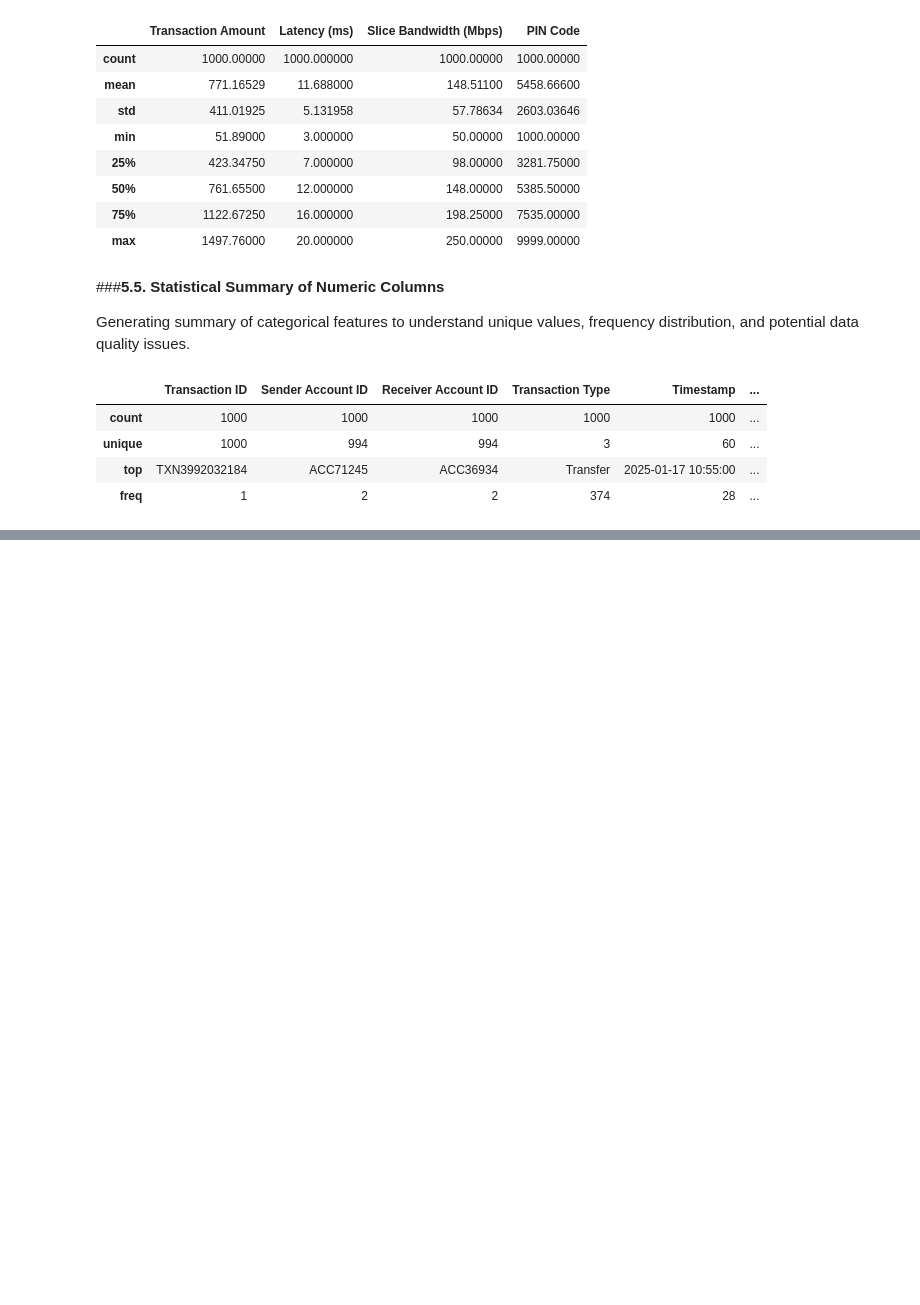
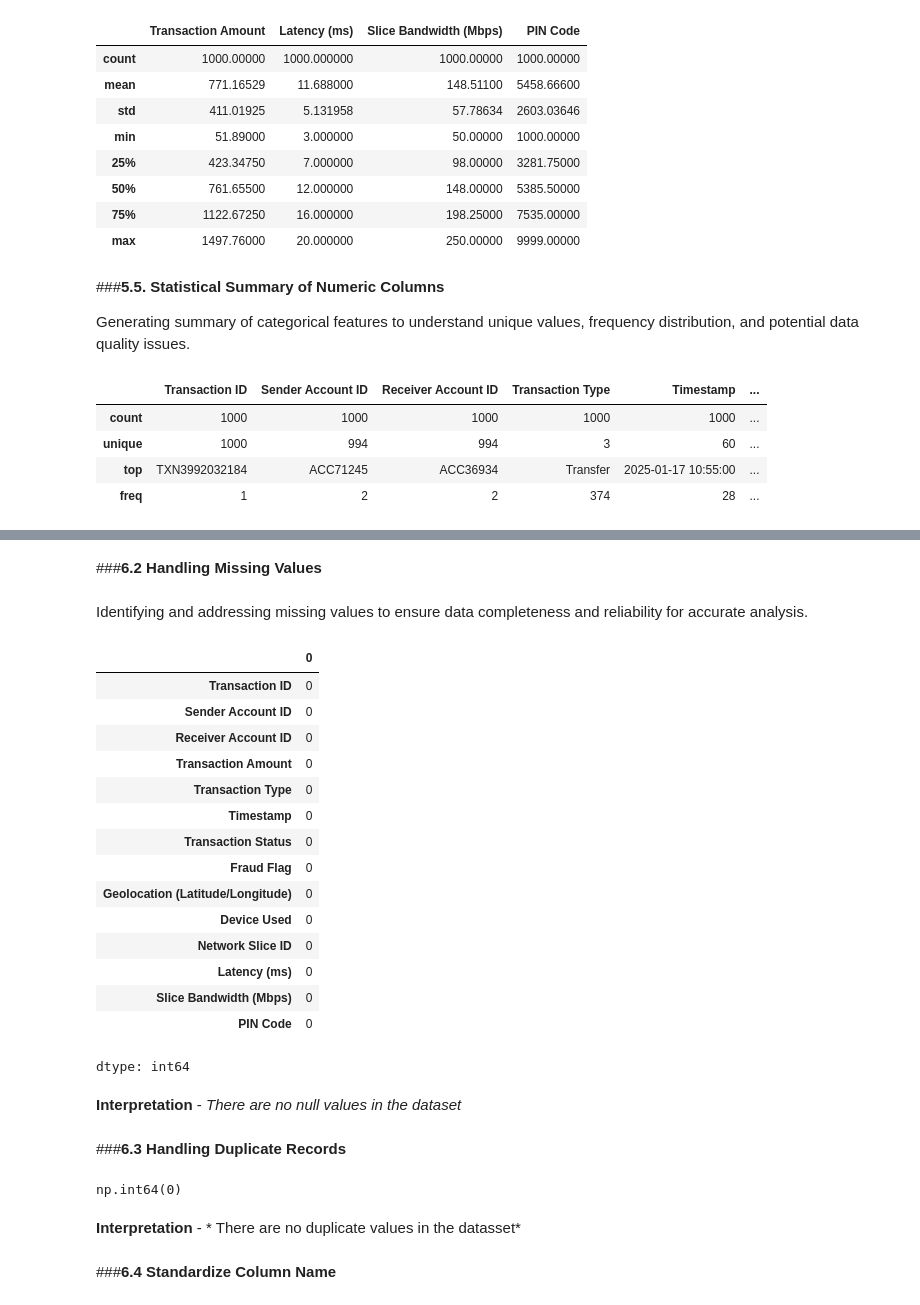
Before and after one commit to Sagarjain93/Operations_transaction_Data, a Jupyter notebook: transaction_data.ipynb, the cells around one changed output, grey strips where cells are left out. Cells and saved outputs as stored; diff of their text form; code cells hidden in the pictures; blank space fills up the shorter version.

```diff
--- a/transaction_data.ipynb
+++ b/transaction_data.ipynb
@@ -186,0 +214,38 @@ df.select_dtypes(include='object').describe()
+# %%
+# Convert 'Timestamp' to datetime
+df['Timestamp'] = pd.to_datetime(df['Timestamp'], errors='coerce')
+# %% [markdown]
+###**6.2 Handling Missing Values**
+# %% [markdown]
+Identifying and addressing missing values to ensure data completeness and reliability for accurate analysis.
+# %%
+df.isnull().sum()
+# %% [output]
+|  | 0 |
+| Transaction ID | 0 |
+| Sender Account ID | 0 |
+| Receiver Account ID | 0 |
+| Transaction Amount | 0 |
+| Transaction Type | 0 |
+| Timestamp | 0 |
+| Transaction Status | 0 |
+| Fraud Flag | 0 |
+| Geolocation (Latitude/Longitude) | 0 |
+| Device Used | 0 |
+| Network Slice ID | 0 |
+| Latency (ms) | 0 |
+| Slice Bandwidth (Mbps) | 0 |
+| PIN Code | 0 |
+dtype: int64
+# %% [markdown]
+**Interpretation** - *There are no null values in the dataset*
+# %% [markdown]
+###**6.3 Handling Duplicate Records**
+# %%
+df.duplicated().sum()
+# %% [output]
+np.int64(0)
+# %% [markdown]
+**Interpretation** - * There are no duplicate values in the datasset*
+# %% [markdown]
+###**6.4 Standardize Column Name**
```
Also changed, not shown: parts of 25 cells of this notebook.
